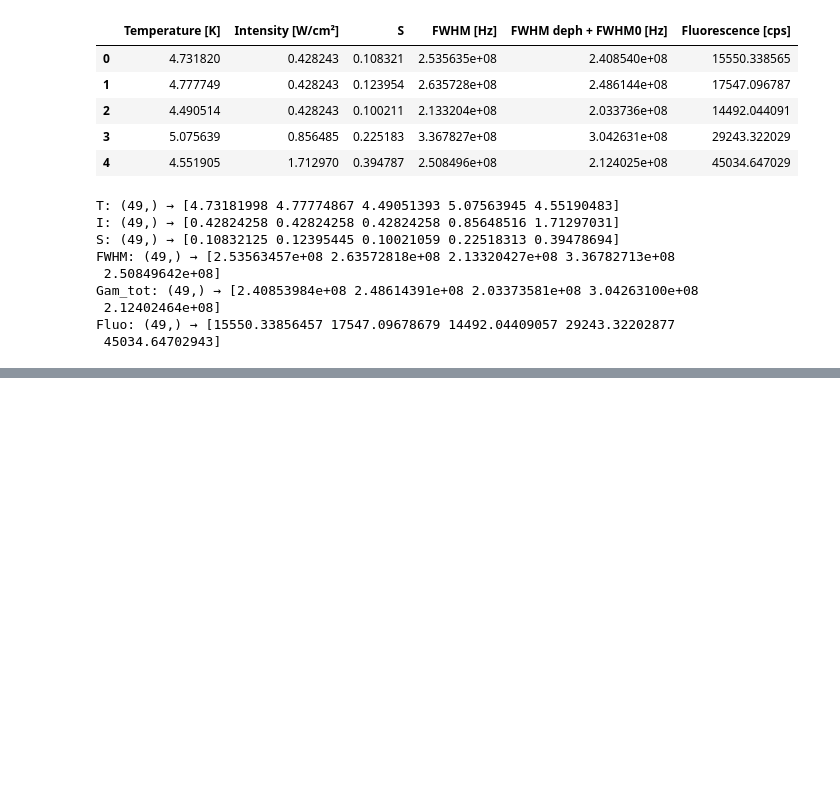
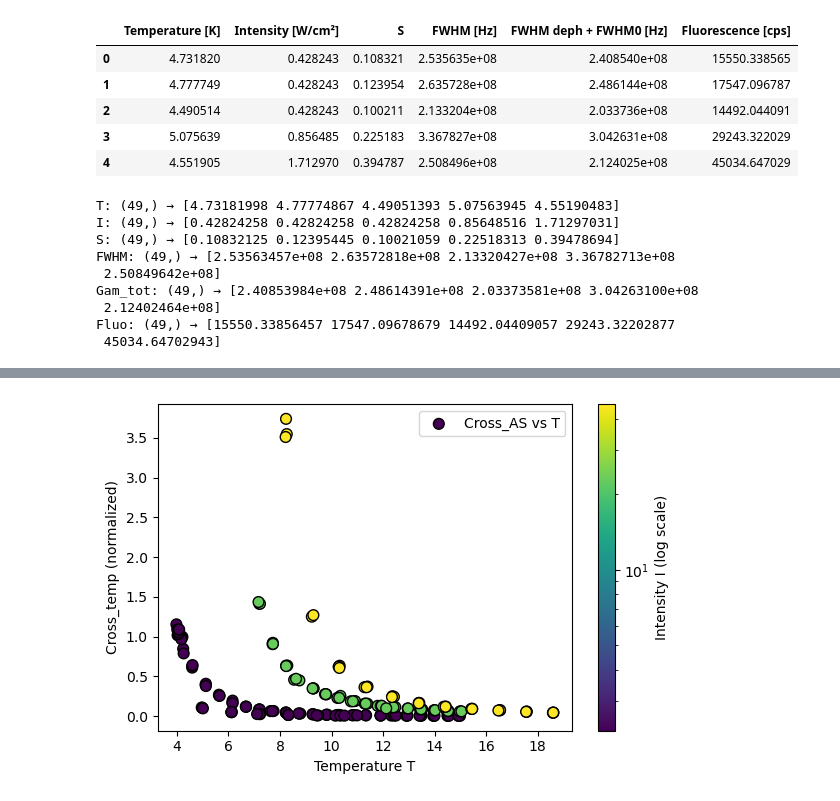
Before and after one commit to Daniele-PyBECTN/molecular_quantum_optics, a Jupyter notebook: Anomalous_saturation/dana_analysis/SvsT.ipynb, the cells around one changed output, grey strips where cells are left out. Drawn from its saved outputs; the diff is of its cells as text; code cells hidden in the pictures; blank space fills up the shorter version.

```diff
--- a/Anomalous_saturation/dana_analysis/SvsT.ipynb
+++ b/Anomalous_saturation/dana_analysis/SvsT.ipynb
@@ -65,0 +139,39 @@ plt.show()
+# %%
+# S in the data set has an offset artificial and it's S+1!!!
+# (Optional) Example plot with color-coded markers by intensity I (log-scale colormap)
+import matplotlib.pyplot as plt
+from matplotlib.colors import LogNorm
+
+# Compute Cross_AS
+Cross_temp = S_temp -1  #ERROR in the dataset there is not S but S+1!!!
+Cross_temp = Cross_temp #/ np.amax(Cross_temp)
+
+# Avoid zero or negative values for log normalization
+I_postemp = np.clip(I_temp, np.min(I_temp[I_temp > 0]), None)
+
+plt.figure(figsize=(6, 4))
+
+# Scatter plot with log-scale color normalization
+sctemp = plt.scatter(
+    T_temp, Cross_temp,
+    c=I_postemp,
+    cmap='viridis',
+    norm=LogNorm(vmin=np.min(I_postemp), vmax=np.max(I_postemp)),
+    s=60,
+    edgecolor='k',
+    label="Cross_AS vs T"
+)
+
+# Add colorbar
+cbar = plt.colorbar(sctemp)
+cbar.set_label("Intensity I (log scale)")
+
+plt.xlabel("Temperature T")
+plt.ylabel("Cross_temp (normalized)")
+#plt.yscale('log')
+#plt.ylim(0,0.3)
+plt.legend()
+plt.tight_layout()
+plt.show()
+# %% [output]
+[figure, added]
```
Also changed, not shown: parts of 7 cells of this notebook, 1 other file.
